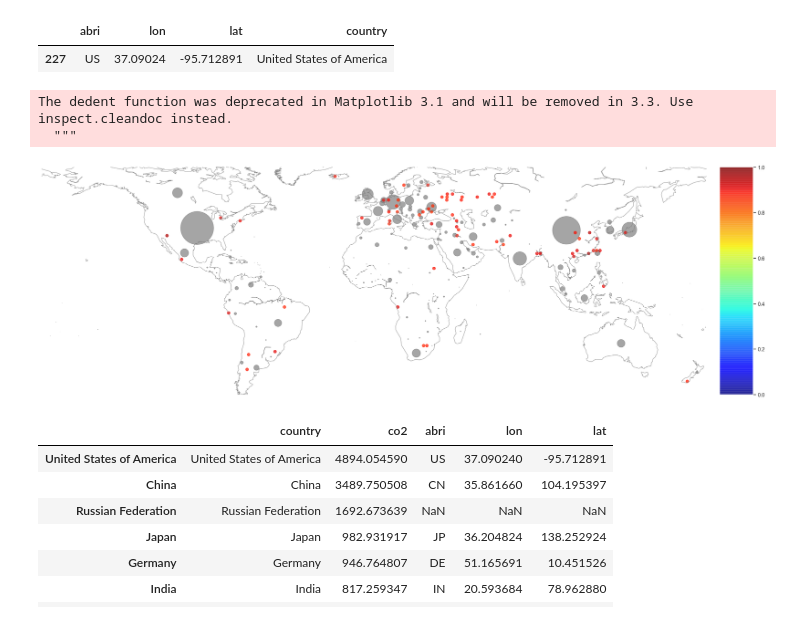
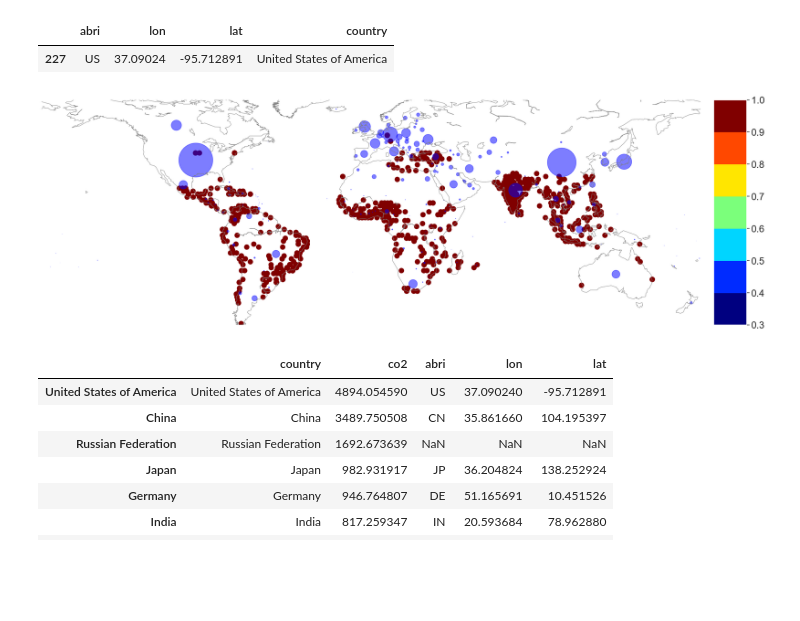
Before and after one commit to bijanfallah/Climate_Change_CIties_world, a Jupyter notebook: Climate_Change_plots.ipynb, the cells around one changed output. Saved outputs shown, nothing was run; the diff lists cells and outputs as text; code cells hidden in the pictures; blank space fills up the shorter version.

```diff
--- a/Climate_Change_plots.ipynb
+++ b/Climate_Change_plots.ipynb
@@ -133,0 +275,7 @@ df = pd.read_csv('df_cor_t.csv')
+# %%
+# Now check if it worked:
+df = pd.read_csv('df_cor_dupli.csv')
+
+df[(df.City=="Peoria_112.02W") & (df.dt=="1960-01-01") ]
+#df[(df.City=="Peoria_89.47W") & (df.dt=="1950-01-01") ]
+#df[(df.City=="Peoria")]
@@ -133,0 +285,3 @@ df = pd.read_csv('df_cor_t.csv')
+# %%
+# Drop the two first columns which are repeatation of the index:
+df.drop(columns=df.columns.values[0:2],inplace=True)
@@ -226,3 +434,6 @@ df = pd.read_csv('df_final.csv')
+# %%
+df = pd.read_csv('df_trend_diff.csv')
+df.drop(columns=df.columns.values[0],inplace=True)
 # %%
 df.head()
 # %% [output]
@@ -281,5 +493,5 @@ The dedent function was deprecated in Matplotlib 3.1 and will be removed in 3.3.
 # %%
-# now just plot the values over the 90%
+# now just plot the values over the 75%
 my_dpi=96
 plt.figure(figsize=(2600/my_dpi, 1800/my_dpi), dpi=my_dpi)
 # Make the background map
@@ -289,9 +501,11 @@ m.drawmapboundary(fill_color='white', linewidth=0)
 m.drawcoastlines(linewidth=0.7, color="grey")
 # Add a point per position
 df90 = df.copy()
-df90 = df90.drop_duplicates(subset='val', keep='first')
+#df90 = df90.drop_duplicates(subset='val', keep='first')
 df90[df90['val']<np.percentile(df90['val'],75)]=np.nan
-m.scatter(df90['lon'].astype(float), df90['lat'].astype(float),  alpha=1, vmin=0, vmax=1, c=df90['val'], cmap="jet")
-m.colorbar()
+cmap = plt.cm.get_cmap("jet", 7)
+m.scatter(df90['lon'].astype(float), df90['lat'].astype(float), s=100, alpha=1, vmin=0.3, vmax=1, c=df90['val'], cmap=cmap)
+cb = m.colorbar()
+cb.ax.tick_params(labelsize=20)
 plt.show()
 # %% [output]
@@ -348,29 +560,29 @@ lon_lat[lon_lat['country']=='United States of America']
 |  | abri | lon | lat | country |
 | 227 | US | 37.09024 | -95.712891 | United States of America |
 # %%
-# now just plot the values over the 90%
-my_dpi=96
+# now just plot the values over the 75%
+my_dpi=100
 plt.figure(figsize=(2600/my_dpi, 1800/my_dpi), dpi=my_dpi)
 # Make the background map
 m=Basemap(llcrnrlon=-180, llcrnrlat=-53,urcrnrlon=180,urcrnrlat=70)
 m.drawmapboundary(fill_color='white', linewidth=0)
 #m.fillcontinents(color='#99ffff', alpha=0.3)
 m.drawcoastlines(linewidth=0.7, color="grey")
 # Add a point per position
 #df90 = df.copy()
 #df90[df90['val']<np.percentile(df90['val'],99)]=np.nan
-m.scatter(co2_final['lat'].astype(float), co2_final['lon'].astype(float),  alpha=.71,s=co2_final['co2'],  c='grey')
 
 
-m.scatter(df90['lon'].astype(float), df90['lat'].astype(float),  alpha=.71, vmin=0, vmax=1, c=df90['val'], cmap="jet")
+cmap = plt.cm.get_cmap("jet", 7)
+m.scatter(df90['lon'].astype(float), df90['lat'].astype(float), s=100, alpha=1, vmin=0.3, vmax=1, c=df90['val'], cmap=cmap)
+cb = m.colorbar()
+cb.ax.tick_params(labelsize=20)
+m.scatter(co2_final['lat'].astype(float), co2_final['lon'].astype(float),  alpha=.51,s=co2_final['co2'],  c='blue')
 
-m.colorbar()
 
 plt.show()
 # %% [output]
-The dedent function was deprecated in Matplotlib 3.1 and will be removed in 3.3. Use inspect.cleandoc instead.
-  """
-[figure, old version]
+[figure, new version]
 # %%
 co2_final.sort_values(by=['co2'],  ascending=False)[:20]
 # %% [output]
```
Also changed, not shown: parts of 60 cells of this notebook.
